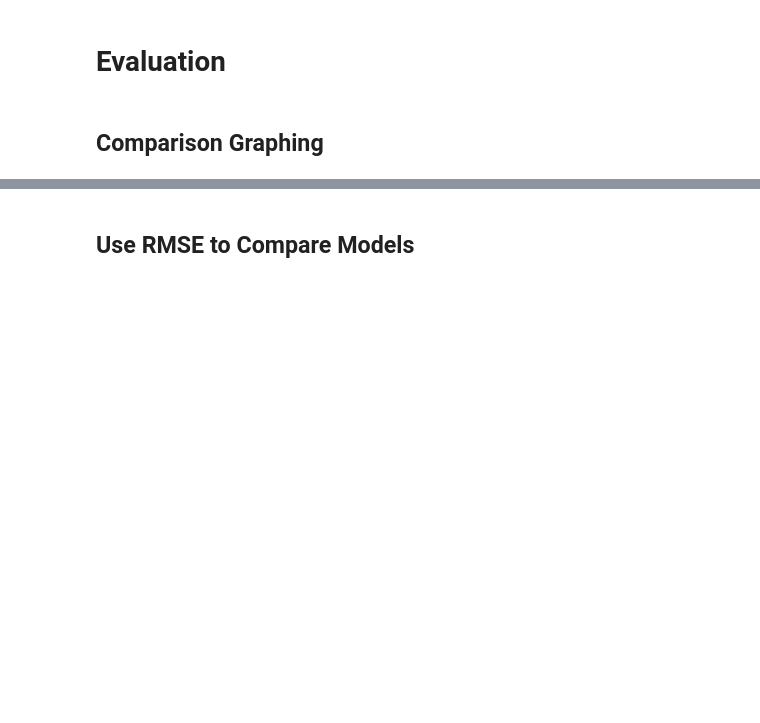
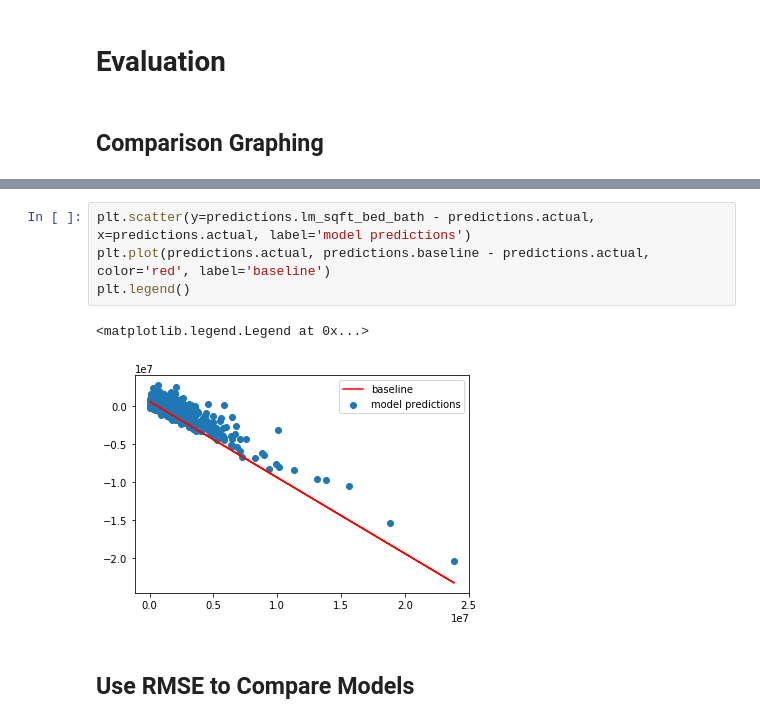
Before and after one commit to shayaltshue/zillow, a Jupyter notebook: main.ipynb, the cells around one changed output, grey strips where cells are left out. Cells and saved outputs as stored; diff of their text form; blank space fills up the shorter version.

Commit message:
updating graphs

```diff
--- a/main.ipynb
+++ b/main.ipynb
@@ -275,3 +255,10 @@ graph.graph_train_models(predictions)
+# %%
+plt.scatter(y=predictions.lm_sqft_bed_bath - predictions.actual, x=predictions.actual, label='model predictions')
+plt.plot(predictions.actual, predictions.baseline - predictions.actual, color='red', label='baseline')
+plt.legend()
+# %% [output]
+<matplotlib.legend.Legend at 0x...>
+[figure, added]
 # %% [markdown]
 ## Use RMSE to Compare Models
 # %%
```
Also changed, not shown: parts of 4 cells of this notebook, 1 other file.
